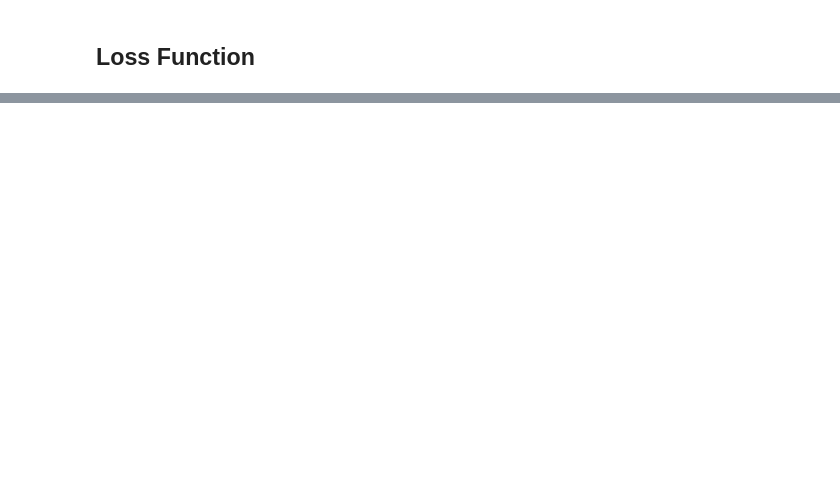
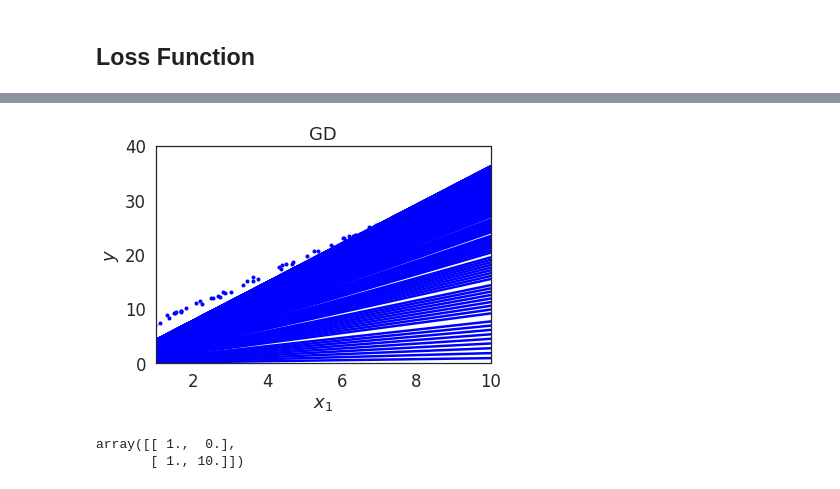
Before and after one commit to sidisha17/TestRepo, a Jupyter notebook: Linear_regression_components.ipynb, the cells around one changed output, grey strips where cells are left out. Cells and saved outputs as stored; diff of their text form; code cells hidden in the pictures; blank space fills up the shorter version.

```diff
--- a/Linear_regression_components.ipynb
+++ b/Linear_regression_components.ipynb
@@ -334,0 +411,3 @@ visualize_loss_single_feature(X_train,y_train,np.array([4,3]))
+# %%
+def weightupdate(w, grad, lr):
+  return (w - lr*grad)
@@ -334,0 +441,22 @@ visualize_loss_single_feature(X_train,y_train,np.array([4,3]))
+# %%
+def gradient_descent(X:np.ndarray,y:np.ndarray, lr:float, num_epochs:int):
+  w_all = []
+  err_all = []
+
+  w = np.zeros((X.shape[1]))
+
+  print()
+
+  for i in np.arange(0,num_epochs):
+    w_all.append(w)
+
+    err_all.append(loss(X,y,w))
+
+    djdw = calc_grad(X,y,w)
+
+    if i%100 == 0:
+      print("Iteration: %d, loss: %4.2f" %(i, err_all[-1]))
+
+    w = weightupdate(w,djdw,lr)
+
+  return w, err_all, w_all
@@ -334,0 +509,2 @@ visualize_loss_single_feature(X_train,y_train,np.array([4,3]))
+# %%
+w, err_all, w_all = gradient_descent(X_train, y_train, lr = 0.00001, num_epochs = 200)
@@ -334,0 +514,24 @@ visualize_loss_single_feature(X_train,y_train,np.array([4,3]))
+# %%
+X_b = np.c_[np.ones((X.shape[0], 1)), X]   #add_dummy
+X_new = np.array([[0], [10]])
+X_new_b = np.c_[np.ones((2,1)), X_new]     #add_dummy
+
+for j in range(0, len(w_all)):
+  if j%10==0: continue
+  y_hat = predict(X_new_b, w_all[j])
+  style = 'b-' if j>0 else "r--"
+  plt.plot(X_new_b[:,1], y_hat, style)
+
+plt.plot(X_train[:,1], y_train, "b.")
+plt.xlabel("$x_1$", fontsize = 18)
+plt.ylabel("$y$", fontsize = 18)
+plt.title("GD", fontsize = 18)
+plt.axis([1,10,0,40])
+plt.show()
+# %% [output]
+[figure, added]
+# %%
+ X_new_b
+# %% [output]
+array([[ 1.,  0.],
+       [ 1., 10.]])
```
Also changed, not shown: parts of 27 cells of this notebook.
